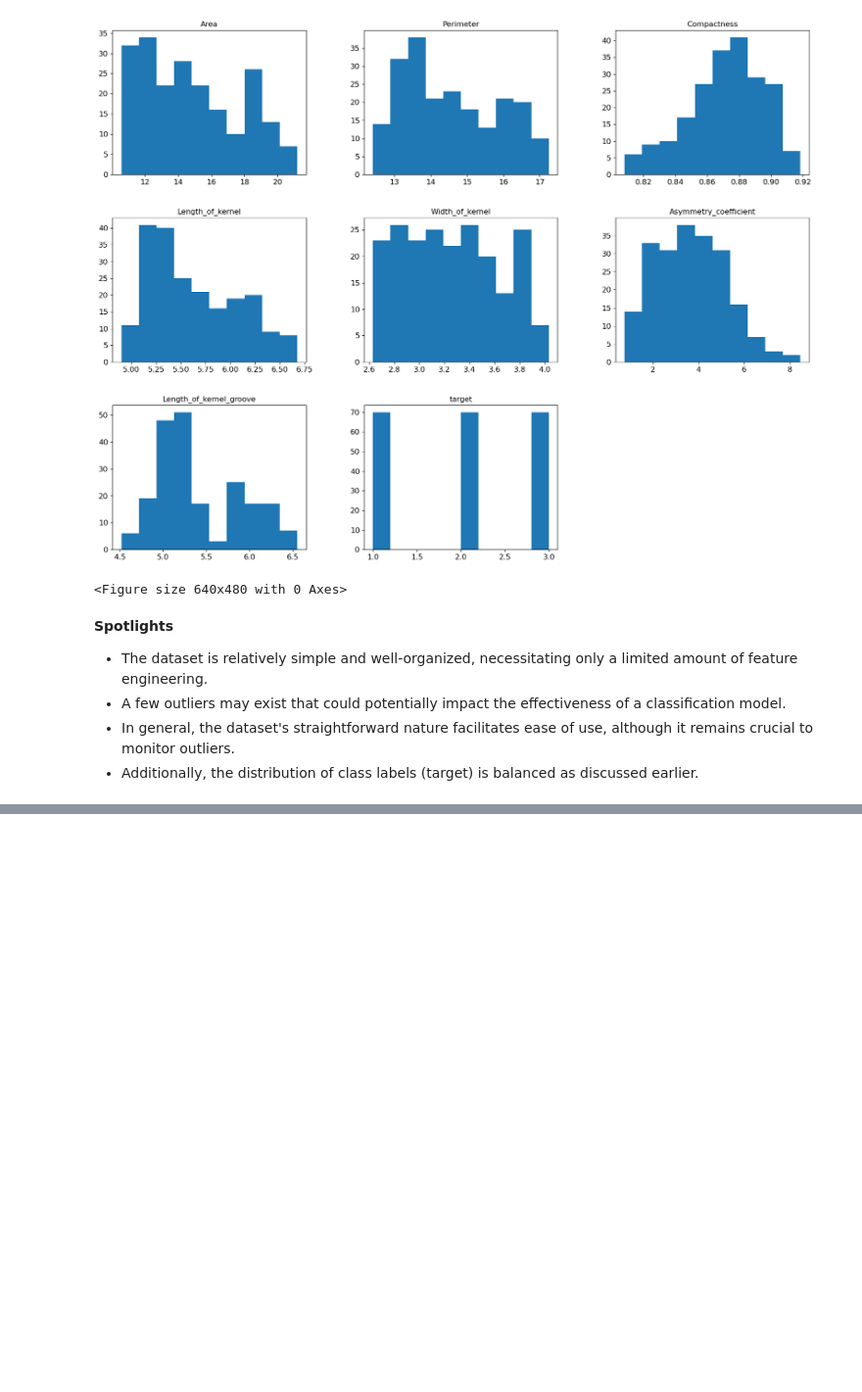
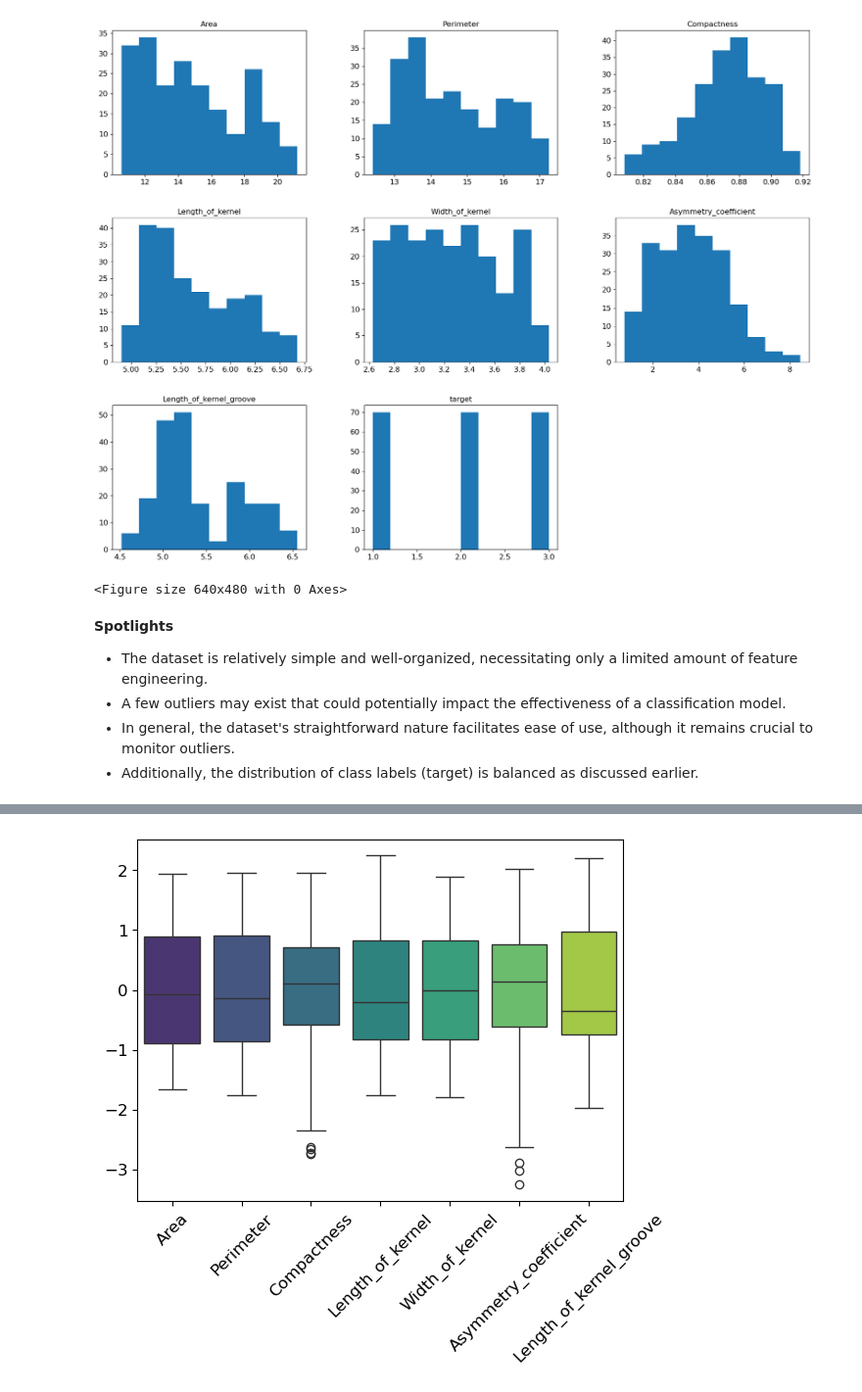
Before and after one commit to tyrantdavis/svm-wheat-classification, a Jupyter notebook: wheat-classification.ipynb, the cells around one changed output, grey strips where cells are left out. Shown at 98% size. Cells and saved outputs as stored; diff of their text form; code cells hidden in the pictures; blank space fills up the shorter version.

Commit message:
Detect and examine outliers.
Remove extreme outliers for Compactness and Asymmetry_coefficient.

```diff
--- a/wheat-classification.ipynb
+++ b/wheat-classification.ipynb
@@ -197,0 +205,17 @@ plt.figure();
+# %%
+features = [
+    "Area",
+    "Perimeter",
+    "Compactness",
+    "Length_of_kernel",
+    "Width_of_kernel",
+    "Asymmetry_coefficient",
+    "Length_of_kernel_groove"
+]
+
+sb.boxplot(data=np.log(df[features] + 0.01).apply(zscore),palette="viridis")
+plt.xticks(rotation=45)
+plt.show()
+plt.close()
+# %% [output]
+[figure, added]
```
Also changed, not shown: parts of 8 cells of this notebook.
